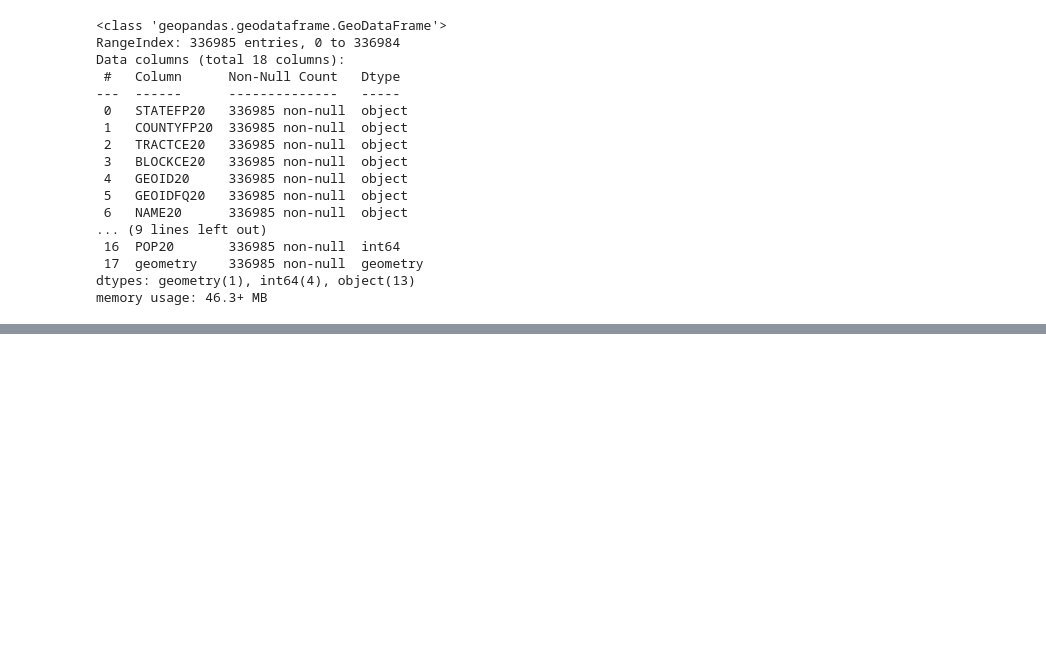
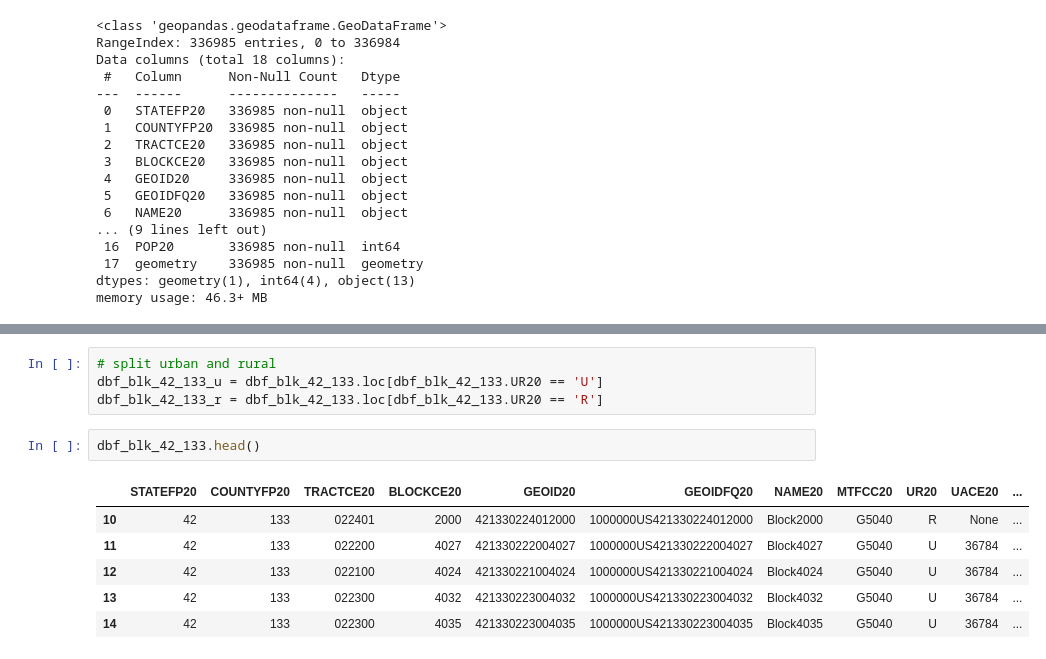
Before and after one commit to tiangenglu/data_visualization, a Jupyter notebook: 2025-02-06_map_01.ipynb, the cells around one changed output, grey strips where cells are left out. Drawn from its saved outputs; the diff is of its cells as text; blank space fills up the shorter version.

```diff
--- a/2025-02-06_map_01.ipynb
+++ b/2025-02-06_map_01.ipynb
@@ -56,0 +95,13 @@ memory usage: 46.3+ MB
+# %%
+# split urban and rural
+dbf_blk_42_133_u = dbf_blk_42_133.loc[dbf_blk_42_133.UR20 == 'U']
+dbf_blk_42_133_r = dbf_blk_42_133.loc[dbf_blk_42_133.UR20 == 'R']
+# %%
+dbf_blk_42_133.head()
+# %% [output]
+|  | STATEFP20 | COUNTYFP20 | TRACTCE20 | BLOCKCE20 | GEOID20 | GEOIDFQ20 | NAME20 | MTFCC20 | UR20 | UACE20 | ... |
+| 10 | 42 | 133 | 022401 | 2000 | 421330224012000 | 1000000US421330224012000 | Block2000 | G5040 | R | None | ... |
+| 11 | 42 | 133 | 022200 | 4027 | 421330222004027 | 1000000US421330222004027 | Block4027 | G5040 | U | 36784 | ... |
+| 12 | 42 | 133 | 022100 | 4024 | 421330221004024 | 1000000US421330221004024 | Block4024 | G5040 | U | 36784 | ... |
+| 13 | 42 | 133 | 022300 | 4032 | 421330223004032 | 1000000US421330223004032 | Block4032 | G5040 | U | 36784 | ... |
+| 14 | 42 | 133 | 022300 | 4035 | 421330223004035 | 1000000US421330223004035 | Block4035 | G5040 | U | 36784 | ... |
```
Also changed, not shown: parts of 7 cells of this notebook.
